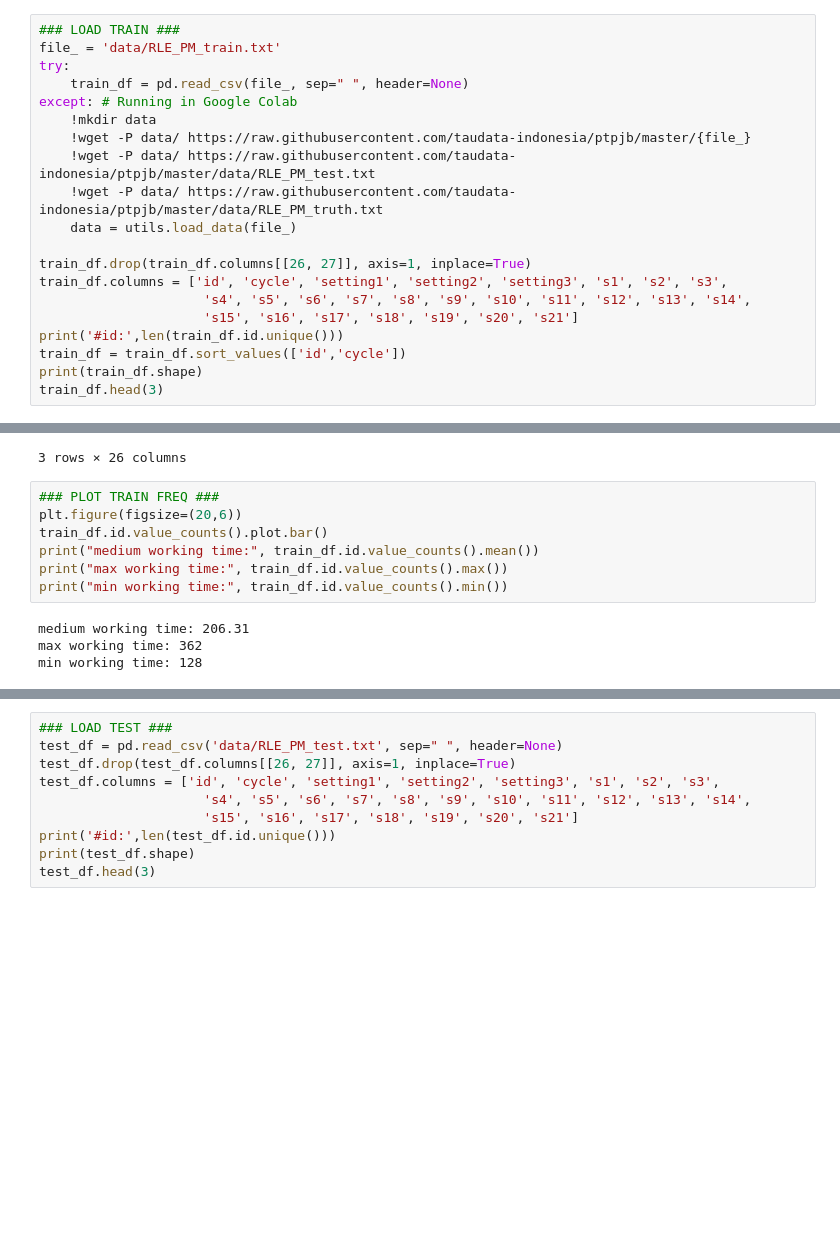
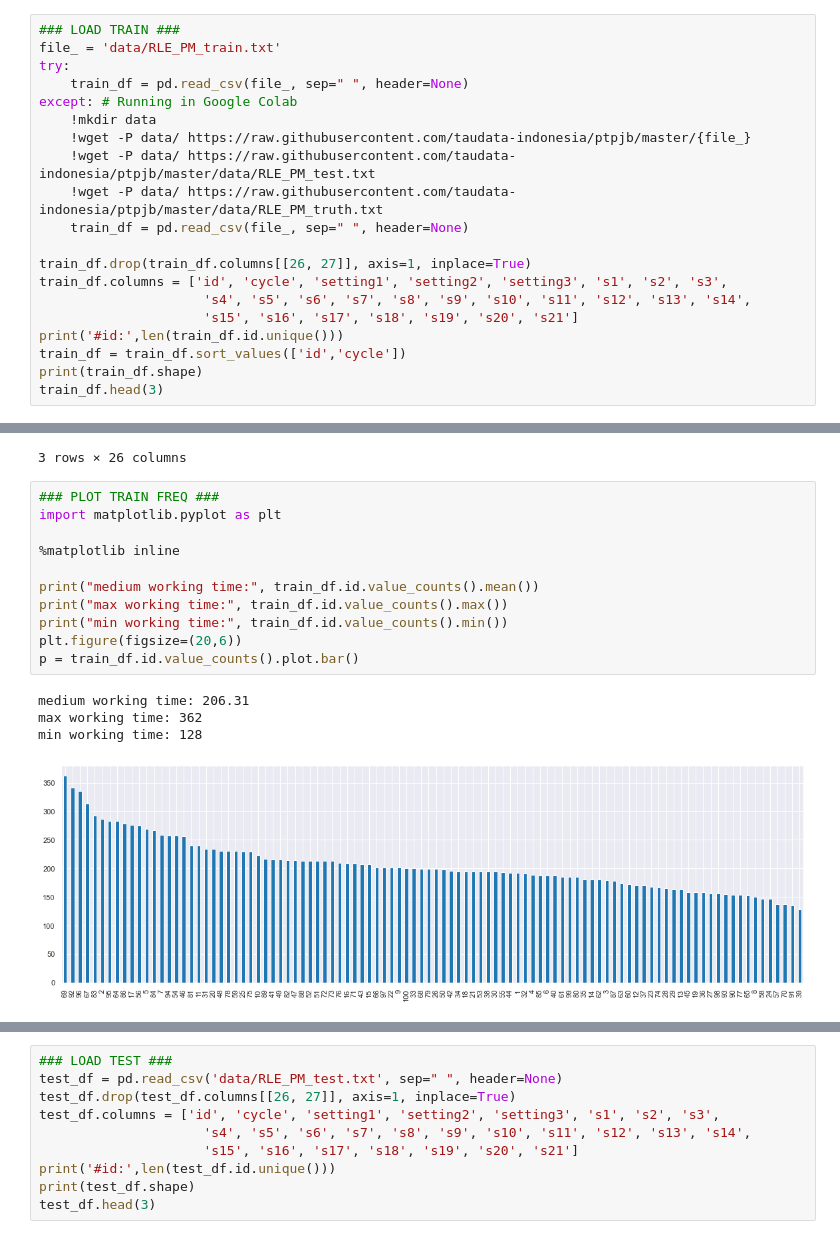
Before and after one commit to sakerajunior/ptpjb, a Jupyter notebook: 16 - Machine Learning untuk Prediksi Kerusakan Komponen.ipynb, the cells around one changed output, grey strips where cells are left out. Drawn from its saved outputs; the diff is of its cells as text; blank space fills up the shorter version.

```diff
--- a/16 - Machine Learning untuk Prediksi Kerusakan Komponen.ipynb
+++ b/16 - Machine Learning untuk Prediksi Kerusakan Komponen.ipynb
@@ -430,7 +546,7 @@ except: # Running in Google Colab
     !wget -P data/ https://raw.githubusercontent.com/taudata-indonesia/ptpjb/master/{file_}
     !wget -P data/ https://raw.githubusercontent.com/taudata-indonesia/ptpjb/master/data/RLE_PM_test.txt
     !wget -P data/ https://raw.githubusercontent.com/taudata-indonesia/ptpjb/master/data/RLE_PM_truth.txt
-    data = utils.load_data(file_)
+    train_df = pd.read_csv(file_, sep=" ", header=None)
 
 train_df.drop(train_df.columns[[26, 27]], axis=1, inplace=True)
 train_df.columns = ['id', 'cycle', 'setting1', 'setting2', 'setting3', 's1', 's2', 's3',
@@ -450,12 +566,17 @@ train_df.head(3)
 3 rows × 26 columns
 # %%
 ### PLOT TRAIN FREQ ###
-plt.figure(figsize=(20,6))
-train_df.id.value_counts().plot.bar()
+import matplotlib.pyplot as plt
+
+%matplotlib inline
+
 print("medium working time:", train_df.id.value_counts().mean())
 print("max working time:", train_df.id.value_counts().max())
 print("min working time:", train_df.id.value_counts().min())
+plt.figure(figsize=(20,6))
+p = train_df.id.value_counts().plot.bar()
 # %% [output]
 medium working time: 206.31
 max working time: 362
 min working time: 128
+[figure, added]
```
Also changed, not shown: parts of 36 cells of this notebook, 7 other files.
